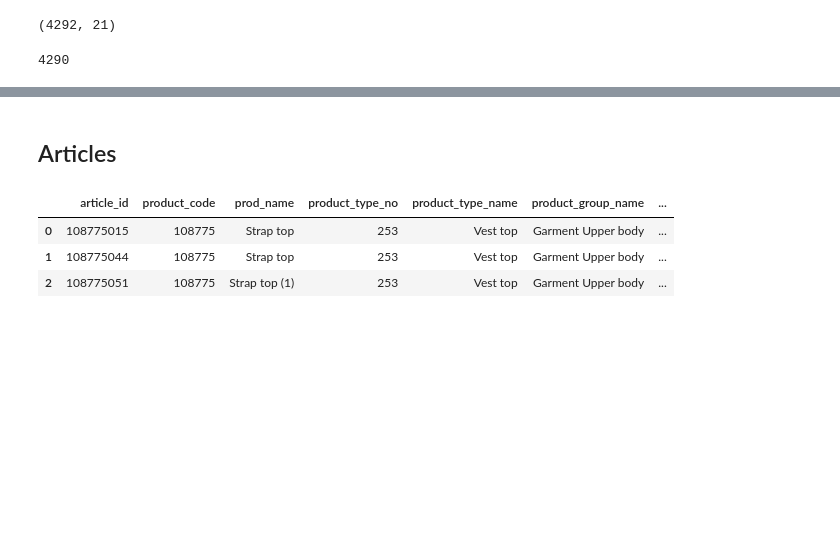
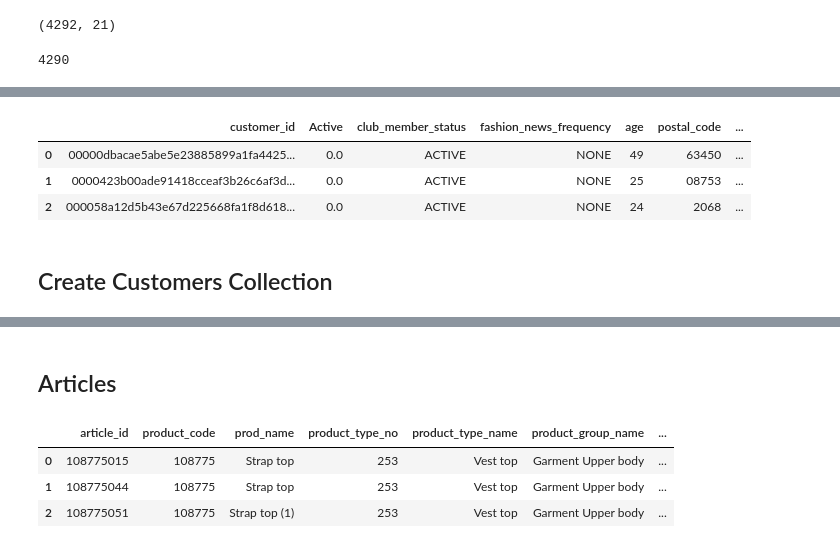
Before and after one commit to julienguyet/StylistAI, a Jupyter notebook: notebooks/data_prep.ipynb, the cells around one changed output, grey strips where cells are left out. Drawn from its saved outputs; the diff is of its cells as text; code cells hidden in the pictures; blank space fills up the shorter version.

Commit message:
prepared customers data

```diff
--- a/notebooks/data_prep.ipynb
+++ b/notebooks/data_prep.ipynb
@@ -264,0 +304,3 @@ reverse_geocode_result[0]
+# %%
+all_post_codes = list(stores_df['postal_code'].unique())
+all_post_codes.remove(None)
@@ -264,0 +314,9 @@ reverse_geocode_result[0]
+# %%
+customers_df["postal_code"] = np.random.choice(all_post_codes,size=len(customers_df), replace=True)
+# %%
+customers_df.head(3)
+# %% [output]
+|  | customer_id | Active | club_member_status | fashion_news_frequency | age | postal_code | ... |
+| 0 | 00000dbacae5abe5e23885899a1fa4425... | 0.0 | ACTIVE | NONE | 49 | 63450 | ... |
+| 1 | 0000423b00ade91418cceaf3b26c6af3d... | 0.0 | ACTIVE | NONE | 25 | 08753 | ... |
+| 2 | 000058a12d5b43e67d225668fa1f8d618... | 0.0 | ACTIVE | NONE | 24 | 2068 | ... |
@@ -264,0 +325,2 @@ reverse_geocode_result[0]
+# %% [markdown]
+## Create Customers Collection
```
Also changed, not shown: parts of 18 cells of this notebook.
